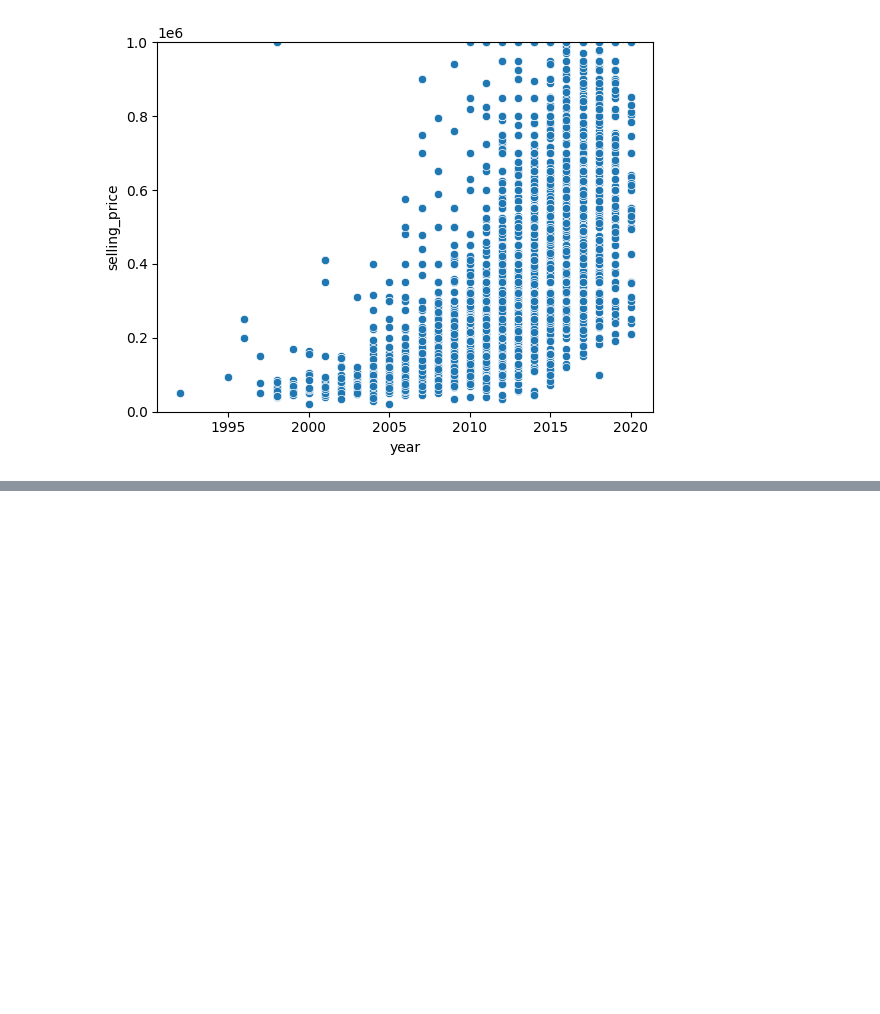
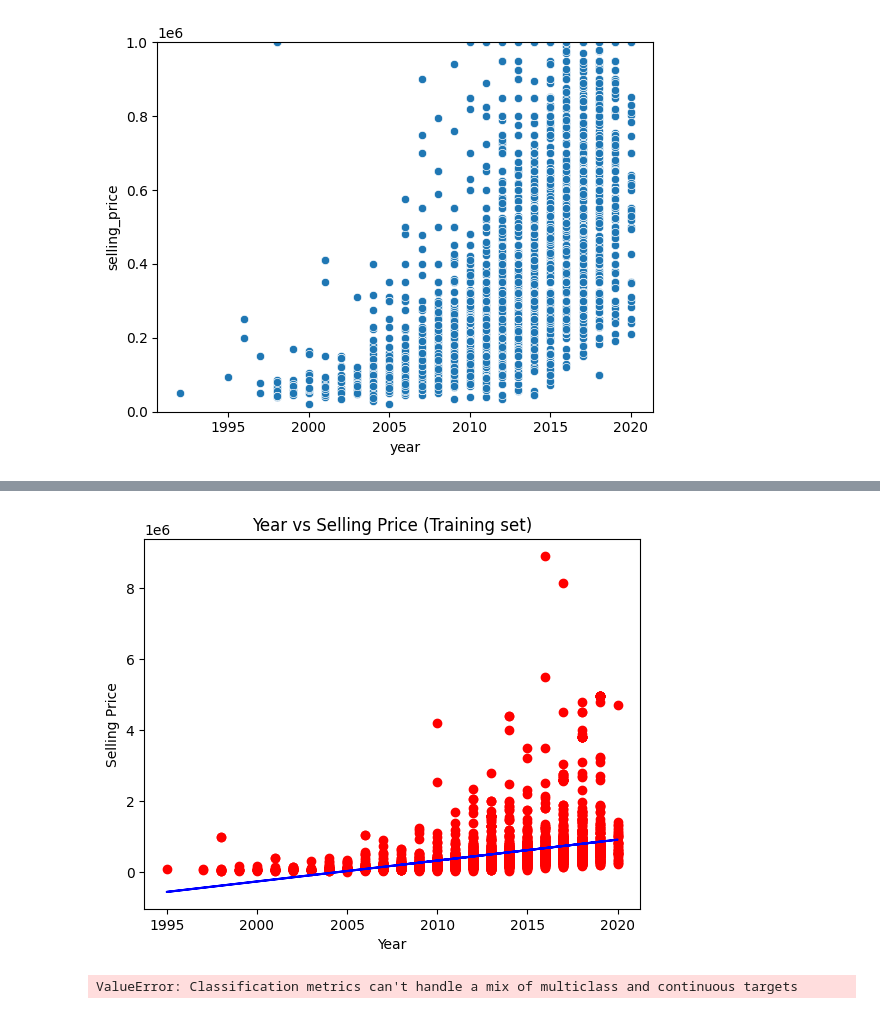
Before and after one commit to alikhan37544/Arcade-Intelligence, a Jupyter notebook: Regression and Model Building/Detailed_regression.ipynb, the cells around one changed output, grey strips where cells are left out. Saved outputs shown, nothing was run; the diff lists cells and outputs as text; code cells hidden in the pictures; blank space fills up the shorter version.

```diff
--- a/Regression and Model Building/Detailed_regression.ipynb
+++ b/Regression and Model Building/Detailed_regression.ipynb
@@ -83 +86,11 @@ print(y_test.shape)
 (868,)
+# %%
+# Linear regression model
+from sklearn.linear_model import LinearRegression
+regressor = LinearRegression()
+regressor.fit(X_train, y_train)
+
+# Predicting the values
+y_pred = regressor.predict(X_test)
+
+print(y_pred)
@@ -83,0 +115,11 @@ print(y_test.shape)
+# %%
+# Plotting the regression line
+plt.scatter(X_train, y_train, color = 'red')
+plt.plot(X_train, regressor.predict(X_train), color = 'blue')
+plt.title('Year vs Selling Price (Training set)')
+plt.xlabel('Year')
+plt.ylabel('Selling Price')
+plt.show()
+# %% [output]
+[figure, added]
+ValueError: Classification metrics can't handle a mix of multiclass and continuous targets
```
Also changed, not shown: parts of 3 cells of this notebook.
